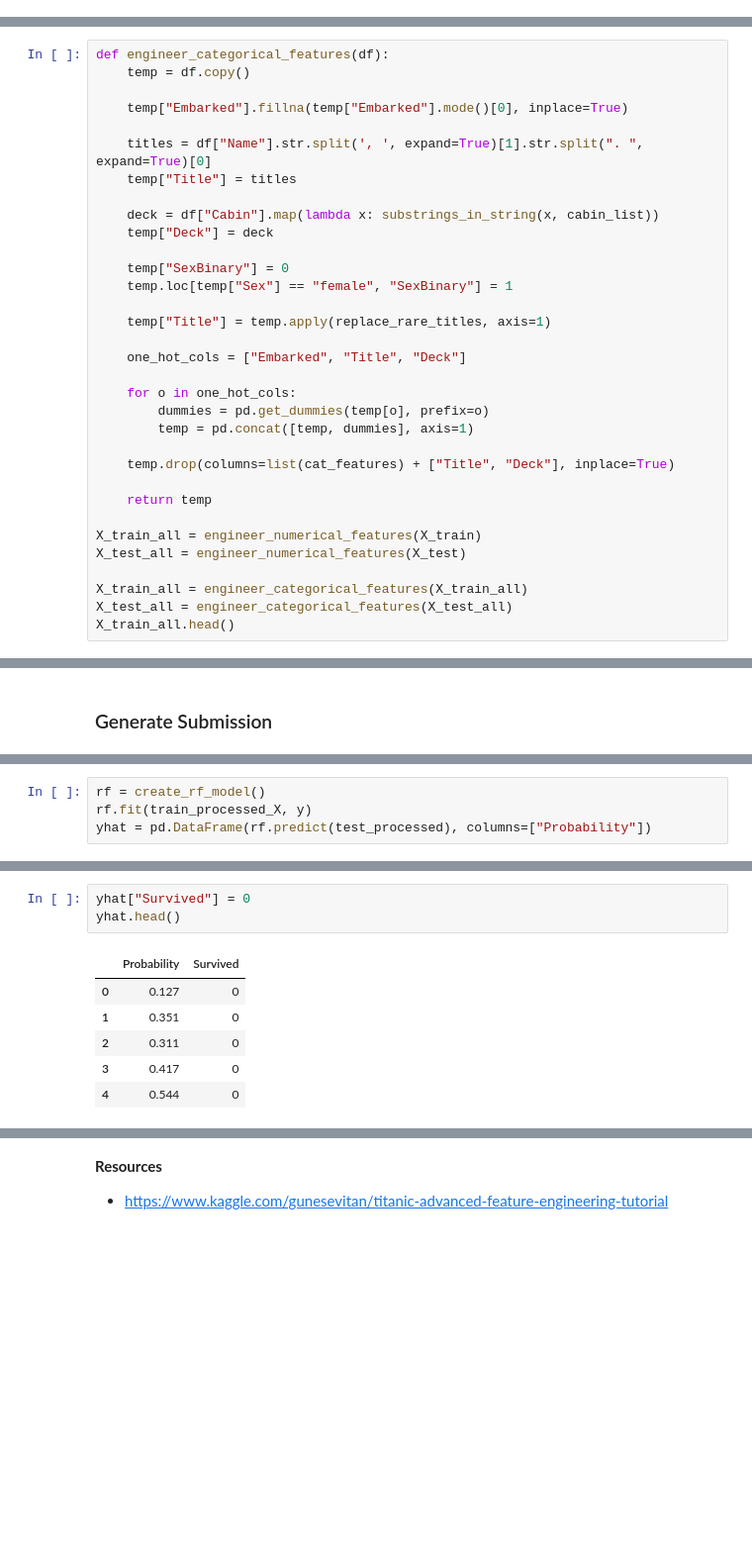
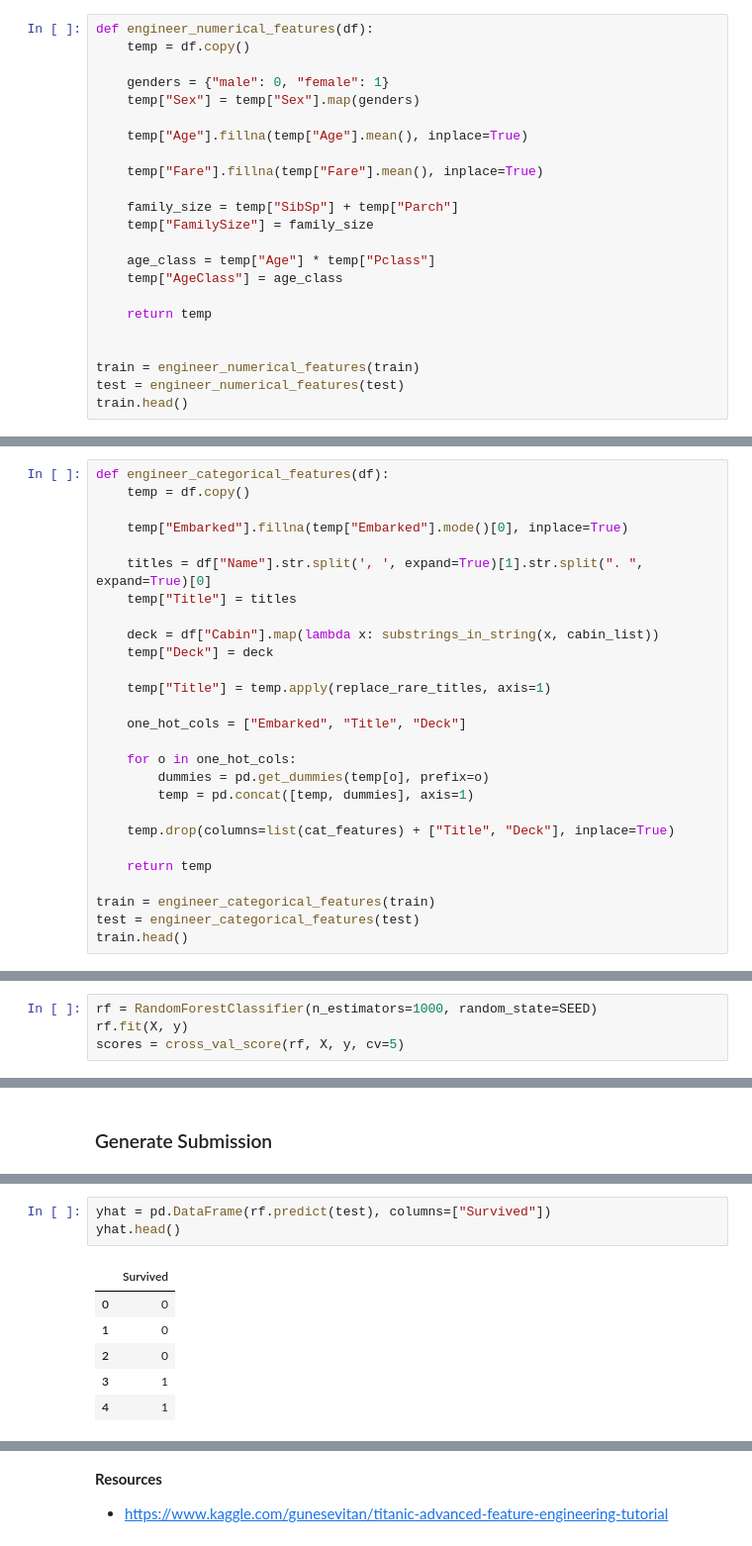
Before and after one commit to amypeniston/data-science-toolbox, a Jupyter notebook: kaggle_competitions/titanic/4_RF_Dev.ipynb, the cells around one changed output, grey strips where cells are left out. Shown: that part at 99% size. Drawn from its saved outputs; the diff is of its cells as text; blank space fills up the shorter version.

```diff
--- a/kaggle_competitions/titanic/4_RF_Dev.ipynb
+++ b/kaggle_competitions/titanic/4_RF_Dev.ipynb
@@ -159,0 +132,23 @@ X_train_num.isnull().sum().sum(), X_test_num.isnull().sum().sum() # confirm no m
+# %%
+def engineer_numerical_features(df):
+    temp = df.copy()
+
+    genders = {"male": 0, "female": 1}
+    temp["Sex"] = temp["Sex"].map(genders)
+
+    temp["Age"].fillna(temp["Age"].mean(), inplace=True)
+
+    temp["Fare"].fillna(temp["Fare"].mean(), inplace=True)
+
+    family_size = temp["SibSp"] + temp["Parch"]
+    temp["FamilySize"] = family_size
+
+    age_class = temp["Age"] * temp["Pclass"]
+    temp["AgeClass"] = age_class
+
+    return temp
+
+
+train = engineer_numerical_features(train)
+test = engineer_numerical_features(test)
+train.head()
@@ -319,9 +334,6 @@ def engineer_categorical_features(df):
 
     deck = df["Cabin"].map(lambda x: substrings_in_string(x, cabin_list))
     temp["Deck"] = deck
-
-    temp["SexBinary"] = 0
-    temp.loc[temp["Sex"] == "female", "SexBinary"] = 1
 
     temp["Title"] = temp.apply(replace_rare_titles, axis=1)
 
@@ -335,10 +347,7 @@ def engineer_categorical_features(df):
 
     return temp
 
-X_train_all = engineer_numerical_features(X_train)
-X_test_all = engineer_numerical_features(X_test)
-
-X_train_all = engineer_categorical_features(X_train_all)
-X_test_all = engineer_categorical_features(X_test_all)
-X_train_all.head()
+train = engineer_categorical_features(train)
+test = engineer_categorical_features(test)
+train.head()
 # %% [output]
@@ -379,0 +414,4 @@ train_score_model(X_train_all, X_test_all, y_train, y_test)
+# %%
+rf = RandomForestClassifier(n_estimators=1000, random_state=SEED)
+rf.fit(X, y)
+scores = cross_val_score(rf, X, y, cv=5)
@@ -424,4 +432,0 @@ dtype: int64
-# %%
-rf = create_rf_model()
-rf.fit(train_processed_X, y)
-yhat = pd.DataFrame(rf.predict(test_processed), columns=["Probability"])
@@ -437,10 +433,10 @@ yhat.head()
 # %%
-yhat["Survived"] = 0
+yhat = pd.DataFrame(rf.predict(test), columns=["Survived"])
 yhat.head()
 # %% [output]
-|  | Probability | Survived |
-| 0 | 0.127 | 0 |
-| 1 | 0.351 | 0 |
-| 2 | 0.311 | 0 |
-| 3 | 0.417 | 0 |
-| 4 | 0.544 | 0 |
+|  | Survived |
+| 0 | 0 |
+| 1 | 0 |
+| 2 | 0 |
+| 3 | 1 |
+| 4 | 1 |
```
Also changed, not shown: parts of 68 cells of this notebook, 1 other file.
